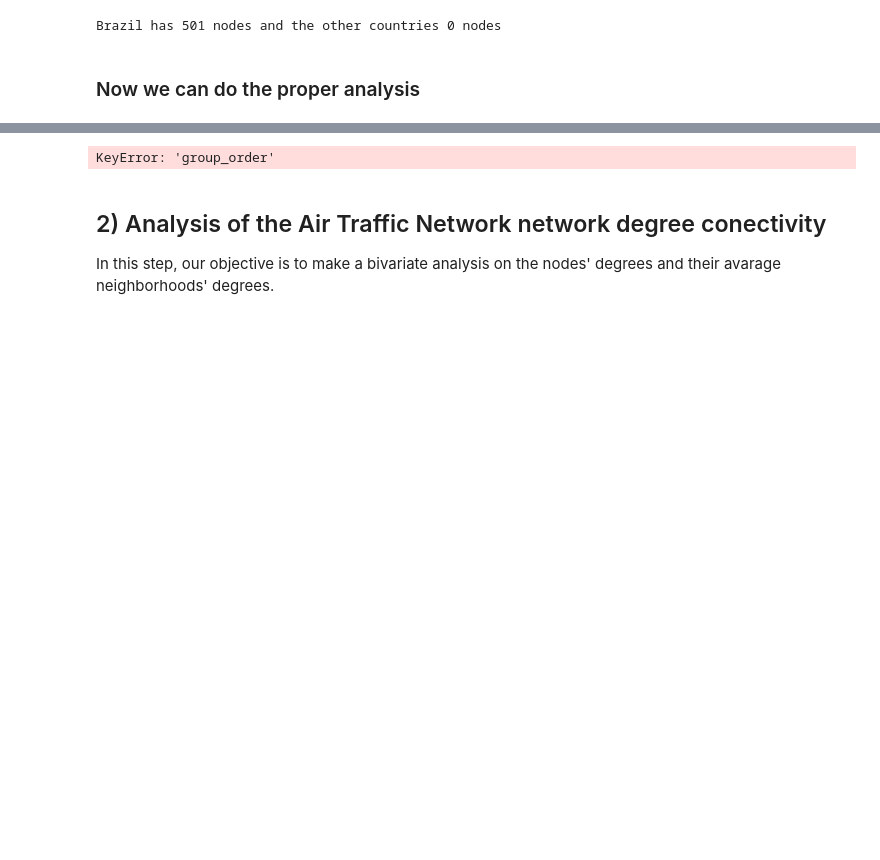
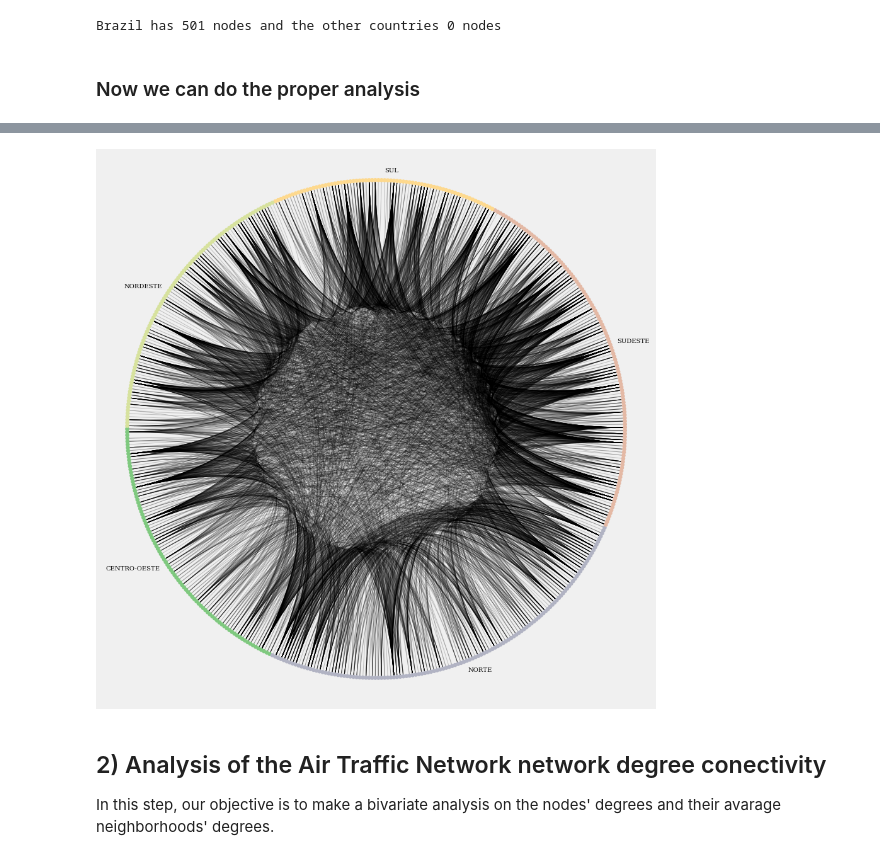
Before and after one commit to Cogitus/lets-learn-network-analysis, a Jupyter notebook: Unit 01 - basics of graph manipulation/project_2/air_traffic_network_analysis.ipynb, the cells around one changed output, grey strips where cells are left out. Drawn from its saved outputs; the diff is of its cells as text; code cells hidden in the pictures; blank space fills up the shorter version.

```diff
--- a/Unit 01 - basics of graph manipulation/project_2/air_traffic_network_analysis.ipynb
+++ b/Unit 01 - basics of graph manipulation/project_2/air_traffic_network_analysis.ipynb
@@ -84,25 +91,25 @@ Assortativity matrix
 # %%
 # Create a Circos Plot
 c = nv.CircosPlot(G,
                   node_color="region",
                   node_grouping="region",
                   node_order="region",
-                  group_order="alphabetically",
-                  group_legend=True,
-                  node_labels=True,
+                  group_order="default",
+                  group_legend=False,
+                  node_labels=False,
                   group_label_position="middle",
                   group_label_color=False,
-                  node_label_position='middle',
-                  figsize=(100, 100))
+                  figsize=(15, 15))
 
 c.draw()
+
 plt.savefig(r"imgs/flights_network.png",
             format="png",
             transparent=True)
 
 plt.show()
 # %% [output]
-KeyError: 'group_order'
+[figure, added]
 # %% [markdown]
 ## 2) Analysis of the Air Traffic Network network degree conectivity
 In this step, our objective is to make a bivariate analysis on the nodes' degrees and their avarage neighborhoods' degrees.
```
Also changed, not shown: parts of 18 cells of this notebook, 4 other files.
